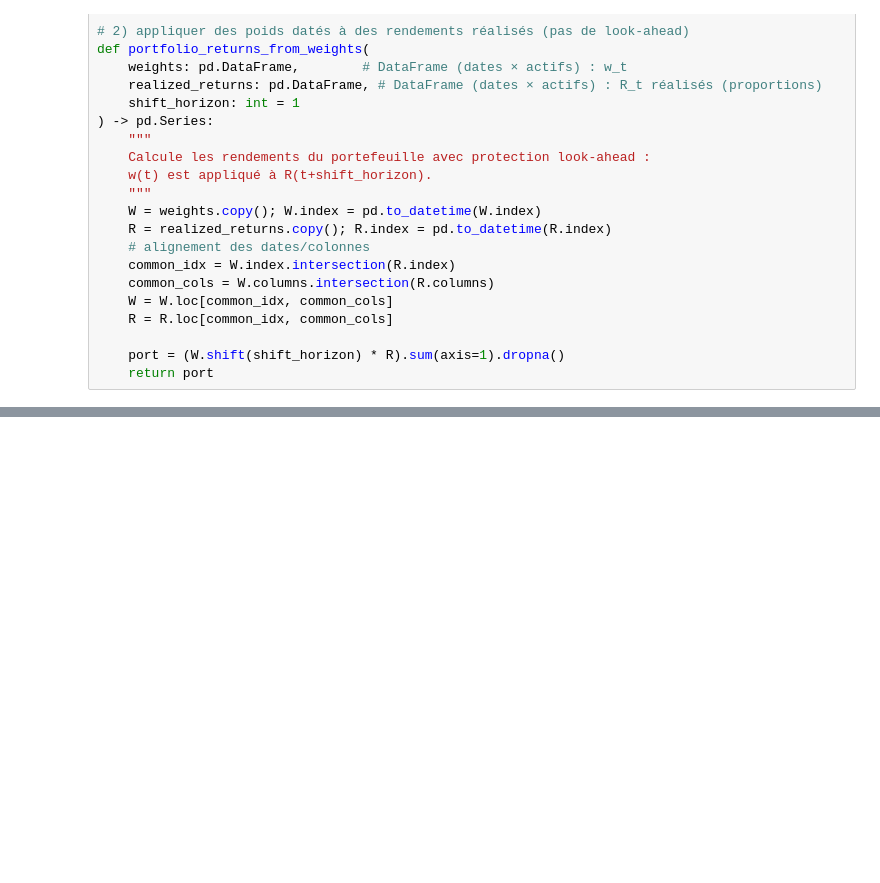
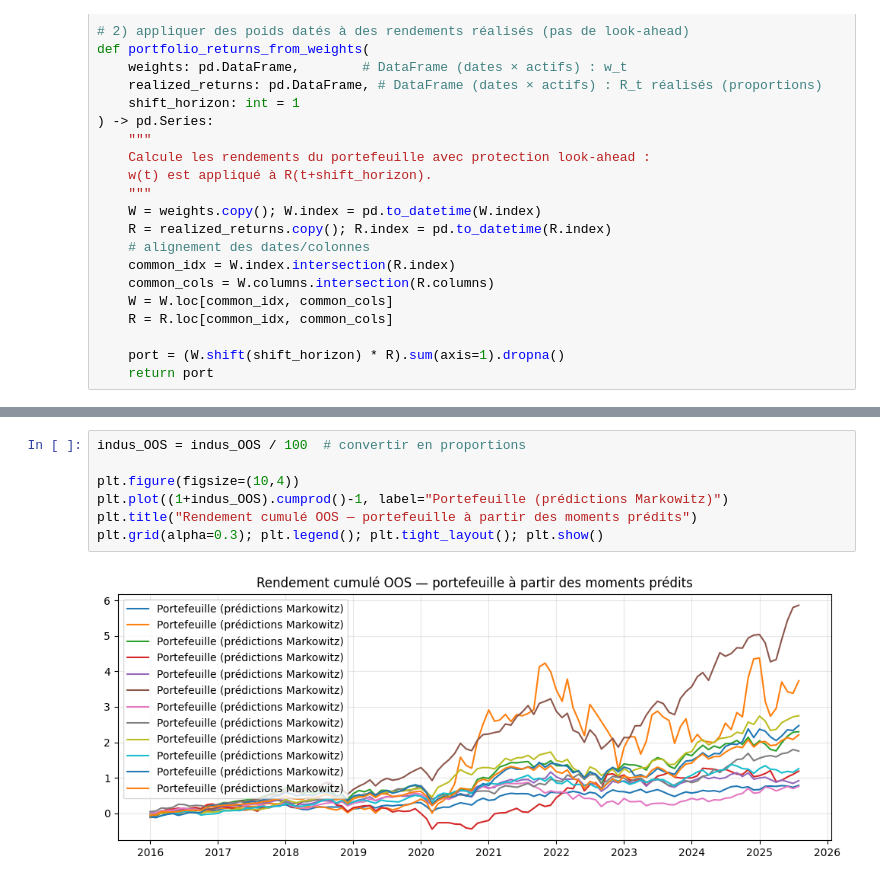
Before and after one commit to alexisdantzikian/ML_PM, a Jupyter notebook: nbs/main.ipynb, the cells around one changed output, grey strips where cells are left out. Saved outputs shown, nothing was run; the diff lists cells and outputs as text; blank space fills up the shorter version.

```diff
--- a/nbs/main.ipynb
+++ b/nbs/main.ipynb
@@ -1418,0 +1419,9 @@ Ann. mean=4.9509  Ann. vol=24.4421  Ann. Sharpe=0.20
+# %%
+indus_OOS = indus_OOS / 100  # convertir en proportions
+
+plt.figure(figsize=(10,4))
+plt.plot((1+indus_OOS).cumprod()-1, label="Portefeuille (prédictions Markowitz)")
+plt.title("Rendement cumulé OOS — portefeuille à partir des moments prédits")
+plt.grid(alpha=0.3); plt.legend(); plt.tight_layout(); plt.show()
+# %% [output]
+[figure, added]
```
Also changed, not shown: parts of 2 cells of this notebook.
